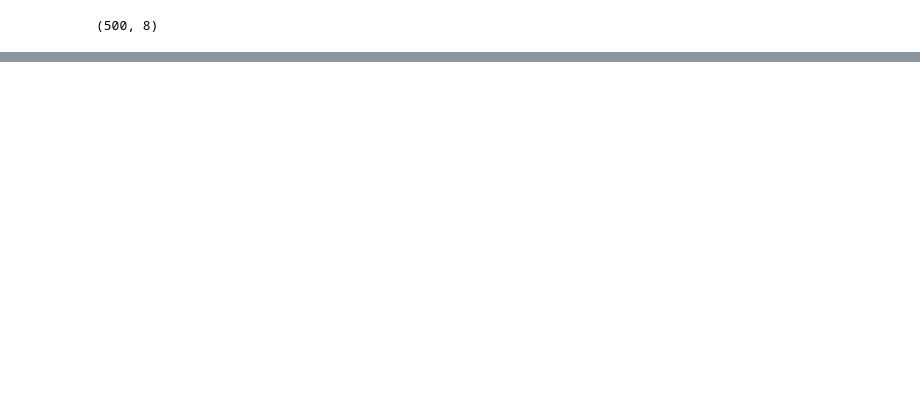
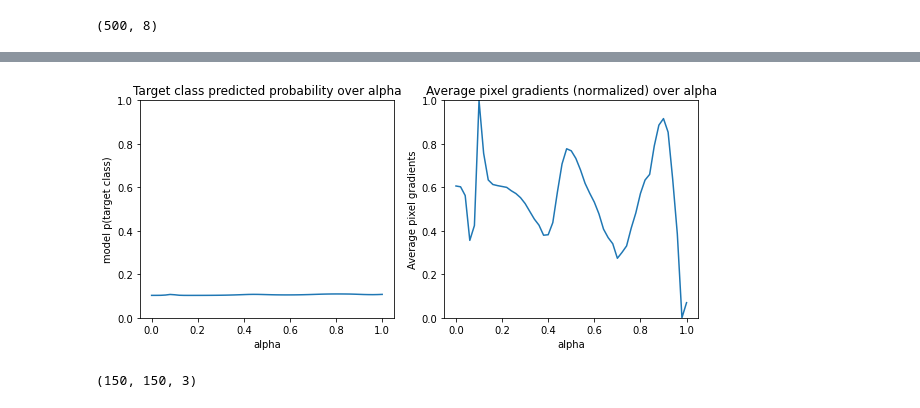
Before and after one commit to JoshDumo/histopathology, a Jupyter notebook: Onco_1.ipynb, the cells around one changed output, grey strips where cells are left out. Drawn from its saved outputs; the diff is of its cells as text; code cells hidden in the pictures; blank space fills up the shorter version.

```diff
--- a/Onco_1.ipynb
+++ b/Onco_1.ipynb
@@ -319,0 +340,35 @@ NameError: ignored
+# %%
+def compute_gradients(images, target_class_idx):
+  with tf.GradientTape() as tape:
+    tape.watch(images)
+    logits = model(images)
+    probs = tf.nn.softmax(logits, axis=-1)[:, target_class_idx]
+  return tape.gradient(probs, images)
+# %%
+path_gradients = compute_gradients(
+    images=interpolated_images,
+    target_class_idx=0)
+# %%
+pred = model(interpolated_images)
+pred_proba = tf.nn.softmax(pred, axis=-1)[:, 0]
+
+plt.figure(figsize=(10, 4))
+ax1 = plt.subplot(1, 2, 1)
+ax1.plot(alphas, pred_proba)
+ax1.set_title('Target class predicted probability over alpha')
+ax1.set_ylabel('model p(target class)')
+ax1.set_xlabel('alpha')
+ax1.set_ylim([0, 1])
+
+ax2 = plt.subplot(1, 2, 2)
+# Average across interpolation steps
+average_grads = tf.reduce_mean(path_gradients, axis=[1, 2, 3])
+# Normalize gradients to 0 to 1 scale. E.g. (x - min(x))/(max(x)-min(x))
+average_grads_norm = (average_grads-tf.math.reduce_min(average_grads))/(tf.math.reduce_max(average_grads)-tf.reduce_min(average_grads))
+ax2.plot(alphas, average_grads_norm)
+ax2.set_title('Average pixel gradients (normalized) over alpha')
+ax2.set_ylabel('Average pixel gradients')
+ax2.set_xlabel('alpha')
+ax2.set_ylim([0, 1]);
+# %% [output]
+[figure, added]
@@ -319,0 +384,4 @@ NameError: ignored
+# %%
+print(ig.shape)
+# %% [output]
+(150, 150, 3)
```
Also changed, not shown: parts of 27 cells of this notebook.
